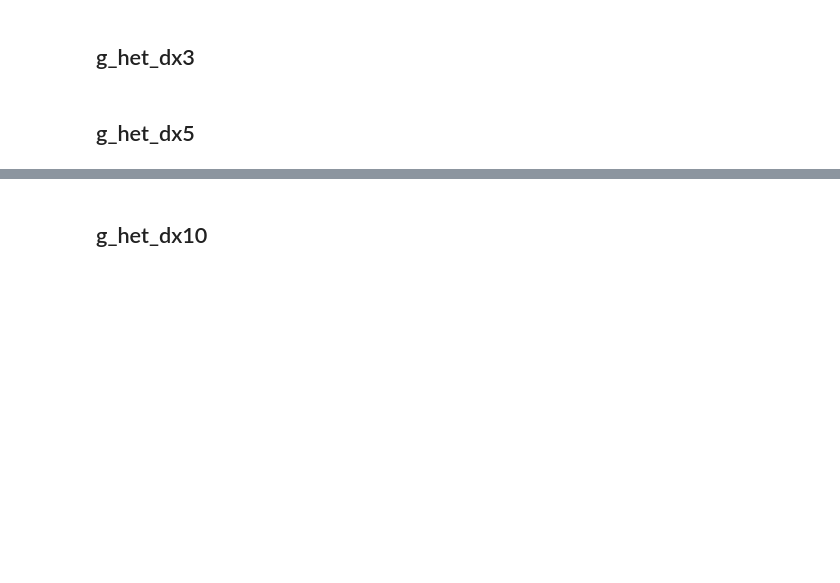
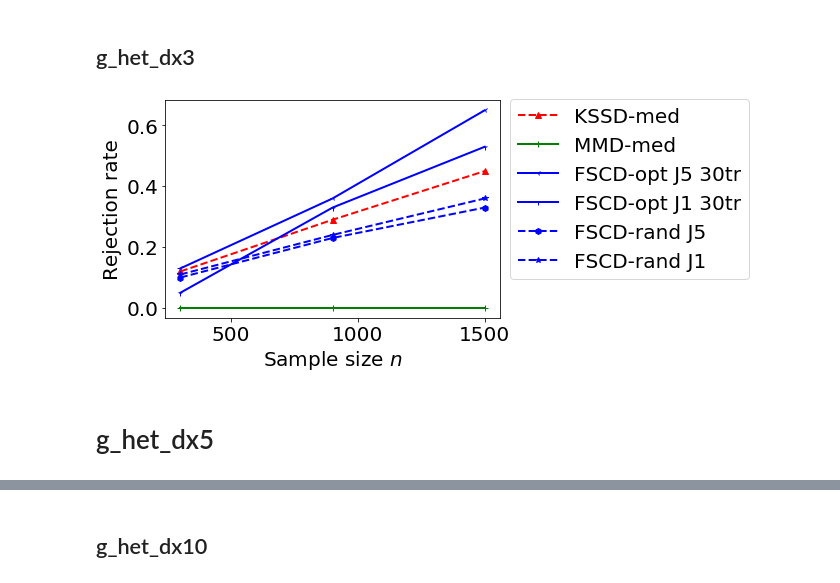
Before and after one commit to wittawatj/kernel-cgof, a Jupyter notebook: ipynb/ex1_results.ipynb, the cells around one changed output, grey strips where cells are left out. Saved outputs shown, nothing was run; the diff lists cells and outputs as text; code cells hidden in the pictures; blank space fills up the shorter version.

```diff
--- a/ipynb/ex1_results.ipynb
+++ b/ipynb/ex1_results.ipynb
@@ -126,10 +137,12 @@ quad_vs_lin_d1_results = load_plot_vs_ns(quad_vs_lin_d1_fname, show_legend=True)
 # %% [markdown]
 ## g_het_dx3
 # %%
-g_het_dx3_fname = 'ex1-g_het_dx3-me3_rs100_nmi300_nma1500_a0.050.p'
+g_het_dx3_fname = 'ex1-g_het_dx3-me6_rs100_nmi300_nma1500_a0.050.p'
 g_het_dx3_results = load_plot_vs_ns(g_het_dx3_fname, show_legend=True)
+# %% [output]
+[figure, added]
 # %% [markdown]
-## g_het_dx5
+# g_het_dx5
 # %%
 g_het_dx5_fname = 'ex1-g_het_dx5-me3_rs50_nmi300_nma900_a0.050.p'
 g_het_dx5_results = load_plot_vs_ns(g_het_dx5_fname, show_legend=True)
```
Also changed, not shown: parts of 7 cells of this notebook, 1 other file.
